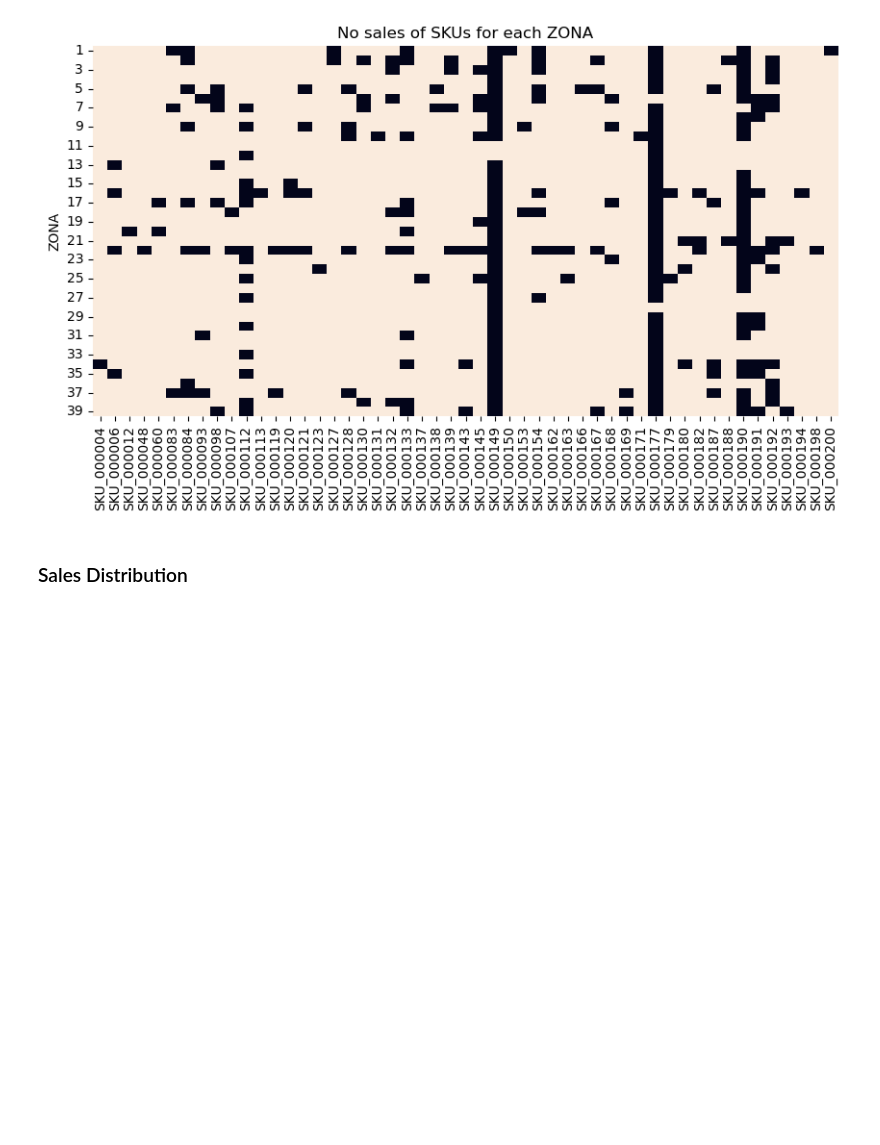
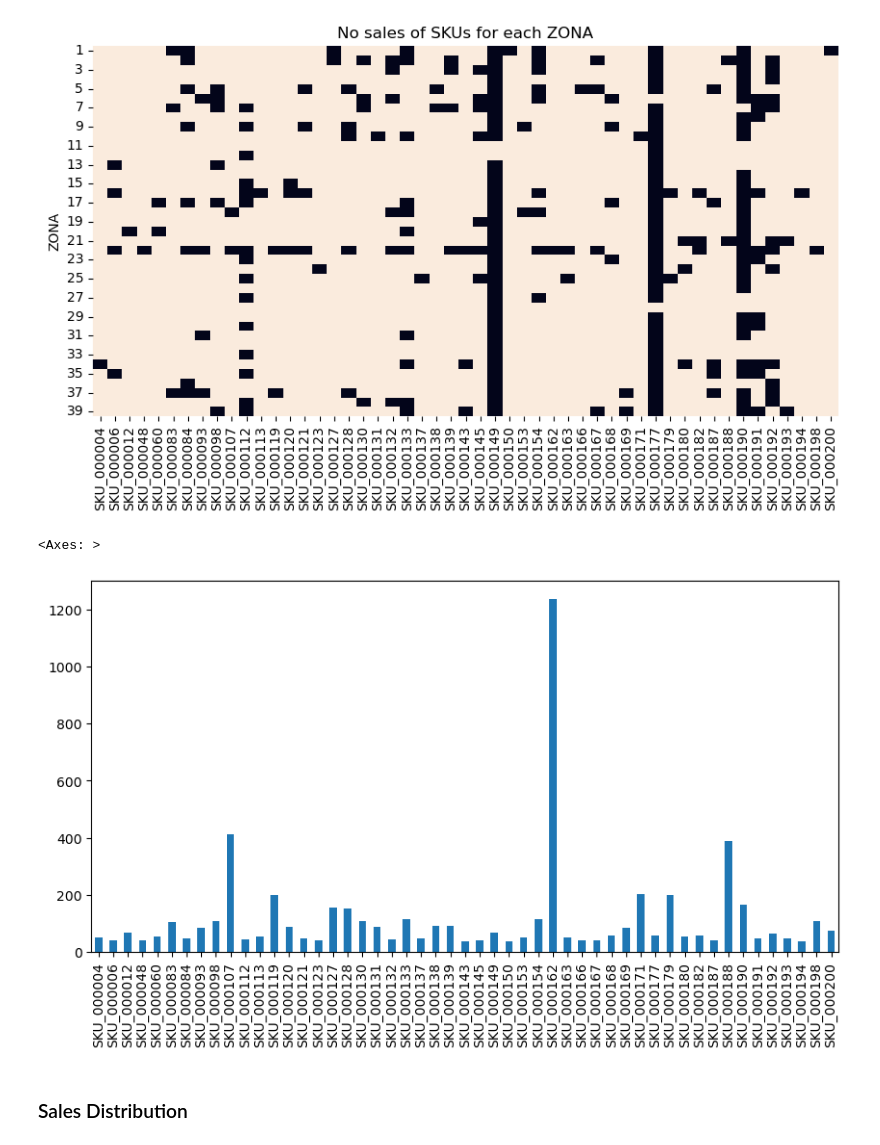
Before and after one commit to romanAVJ/exploration_sales_entropia, a Jupyter notebook: src/eda.ipynb, the cells around one changed output. Drawn from its saved outputs; the diff is of its cells as text; code cells hidden in the pictures; blank space fills up the shorter version.

```diff
--- a/src/eda.ipynb
+++ b/src/eda.ipynb
@@ -598,6 +598,20 @@ plt.yticks(rotation=0)
   Text(0, 36.5, '37'),
   Text(0, 38.5, '39')])
 [figure]
+# %%
+# top sell skus that are not sold in some zones
+# input 1 if column isn't zero, 0 otherwise
+df_skus_zeros = df_skus.copy().set_index('ZONA').T
+df_skus_zeros = df_skus_zeros.map(lambda x: x if x > 0 else np.nan)
+
+# subset rows that have at least one 0
+df_skus_zeros = df_skus_zeros[df_skus_zeros.isna().any(axis=1)]
+
+# sum sales by sku
+df_skus_zeros.sum(axis=1).plot(kind='bar', figsize=(10, 5))
+# %% [output]
+<Axes: >
+[figure, added]
 # %% [markdown]
 ### Sales Distribution
 # %%
```
Also changed, not shown: parts of 1 cell of this notebook, 4 other files.
